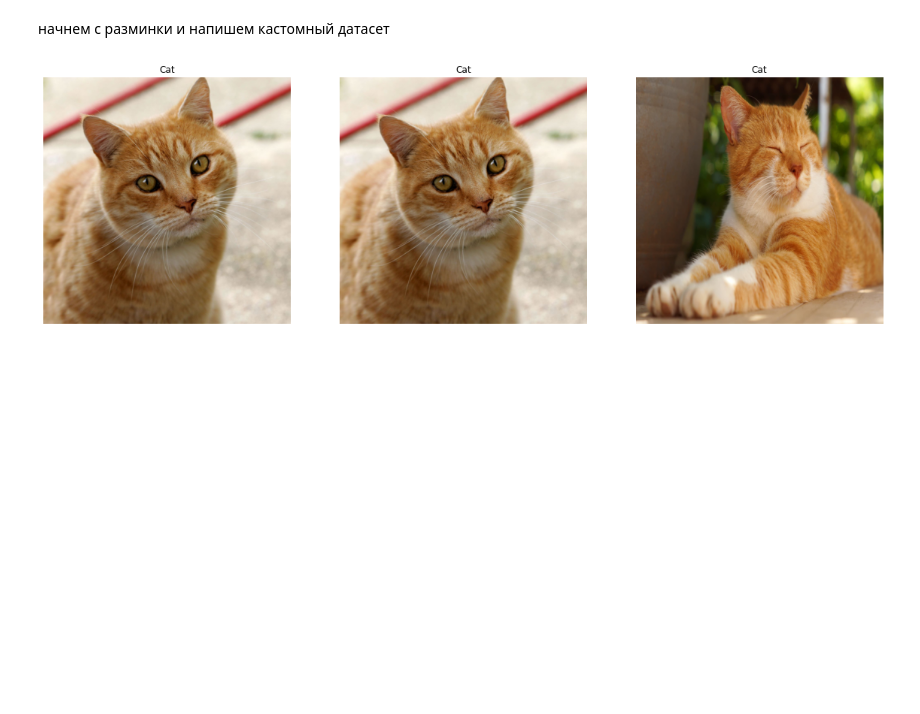
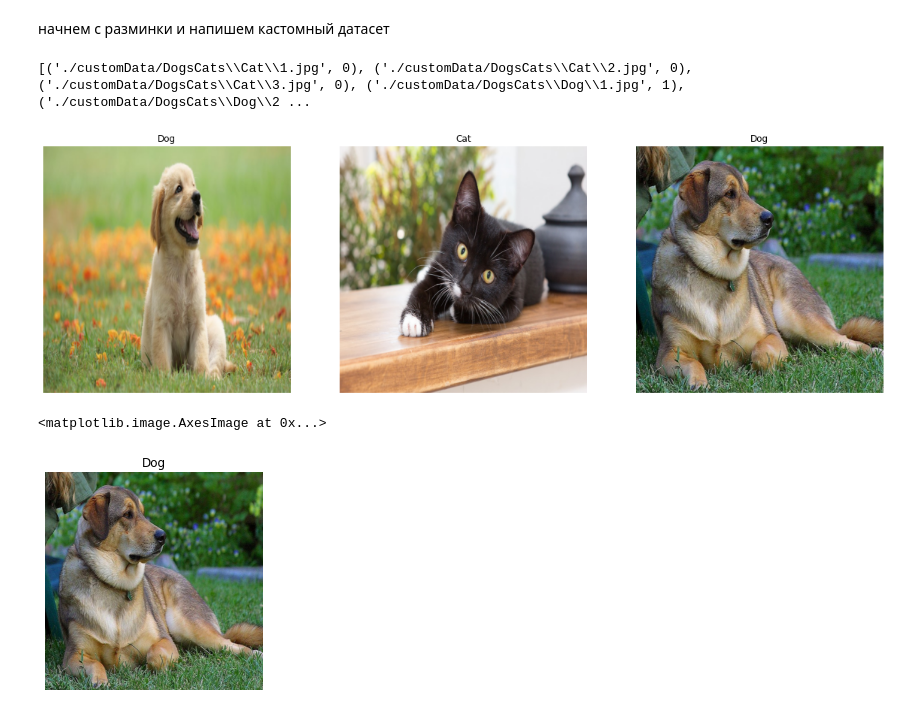
Before and after one commit to preciselyV/masteringComputerVision, a Jupyter notebook: nets/AugmentationsAndTransforms.ipynb, the cells around one changed output. Cells and saved outputs as stored; diff of their text form; code cells hidden in the pictures; blank space fills up the shorter version.

```diff
--- a/nets/AugmentationsAndTransforms.ipynb
+++ b/nets/AugmentationsAndTransforms.ipynb
@@ -42,7 +42,7 @@ dataset = DogsAndCats(root="./customData/DogsCats",
         ToTensor()
     ])
 )
-#dl = DataLoader(dataset, batch_size=1, shuffle = False)
+print(dataset.samples)
 f = plt.figure(figsize=(20,20))
 
 amount = 3
@@ -54,4 +54,14 @@ for i in range(1,amount + 1):
     plt.axis("off")
     plt.imshow(img.permute(1,2,0))
 # %% [output]
+[('./customData/DogsCats\\Cat\\1.jpg', 0), ('./customData/DogsCats\\Cat\\2.jpg', 0), ('./customData/DogsCats\\Cat\\3.jpg', 0), ('./customData/DogsCats\\Dog\\1.jpg', 1), ('./customData/DogsCats\\Dog\\2 ...
-[figure, old version]
+[figure, new version]
+# %%
+dl = DataLoader(dataset, batch_size=1, shuffle = True)
+img, label = next(iter(dl))
+plt.title(list(dataset.classes.keys())[label[0]])
+plt.axis("off")
+plt.imshow(img[0].permute(1,2,0))
+# %% [output]
+<matplotlib.image.AxesImage at 0x...>
+[figure, added]
```
